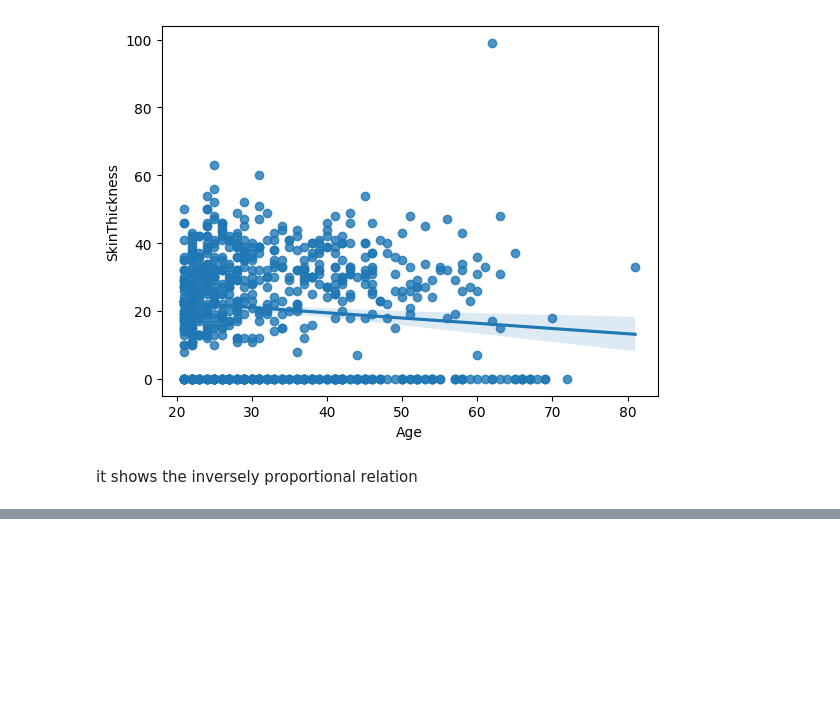
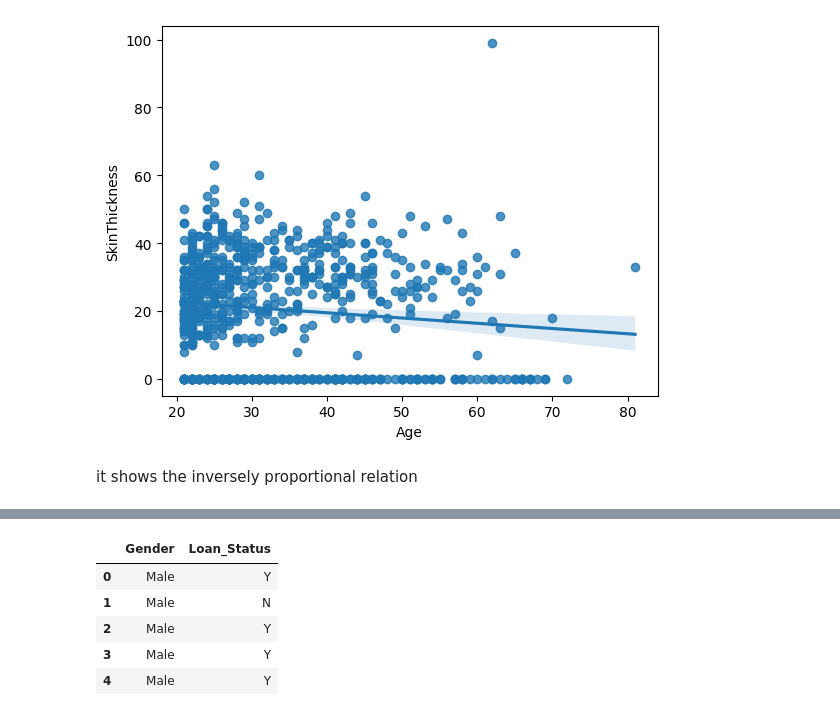
Before and after one commit to MekhzZ/AppliedStatisticsWithPython.ipynb, a Jupyter notebook: AppliedStatisticsWithPython.ipynb, the cells around one changed output, grey strips where cells are left out. Saved outputs shown, nothing was run; the diff lists cells and outputs as text; code cells hidden in the pictures; blank space fills up the shorter version.

```diff
--- a/AppliedStatisticsWithPython.ipynb
+++ b/AppliedStatisticsWithPython.ipynb
@@ -733,0 +886,12 @@ it shows the inversely proportional relation
+# %%
+
+
+df_chi_square= df[['Gender', 'Loan_Status']]
+df_chi_square.head()
+# %% [output]
+|  | Gender | Loan_Status |
+| 0 | Male | Y |
+| 1 | Male | N |
+| 2 | Male | Y |
+| 3 | Male | Y |
+| 4 | Male | Y |
```
Also changed, not shown: parts of 48 cells of this notebook.
